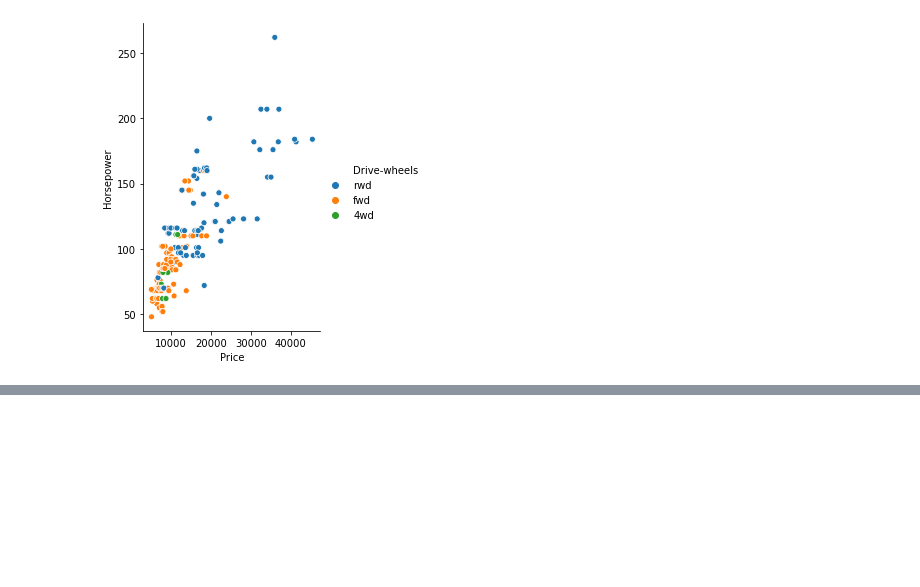
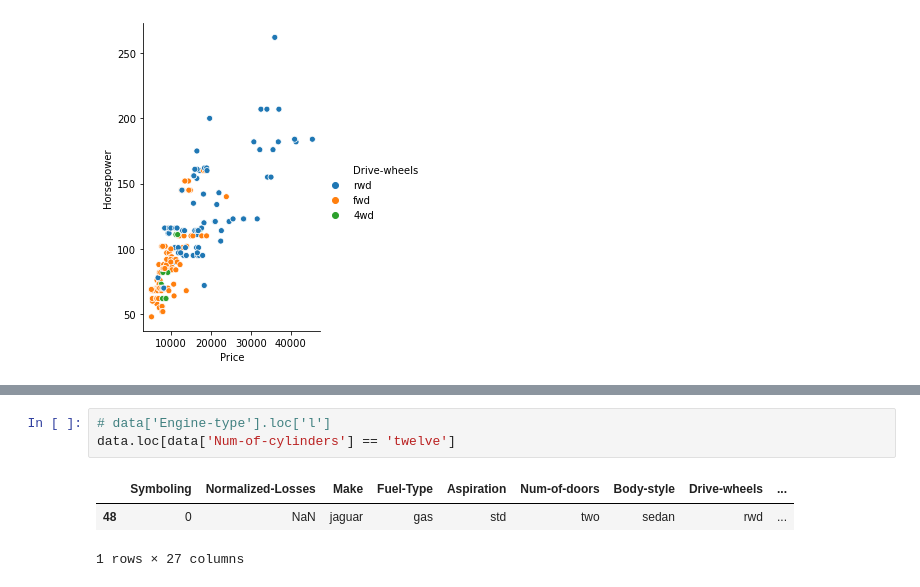
Before and after one commit to mikev6/Automobile-Analysis, a Jupyter notebook: code/mv6 Automobile.ipynb, the cells around one changed output, grey strips where cells are left out. Cells and saved outputs as stored; diff of their text form; blank space fills up the shorter version.

```diff
--- a/code/mv6 Automobile.ipynb
+++ b/code/mv6 Automobile.ipynb
@@ -87,0 +126,7 @@ sns.relplot(x="Price", y="Horsepower", aspect=.7 , hue='Drive-wheels' , kind="sc
+# %%
+# data['Engine-type'].loc['l']
+data.loc[data['Num-of-cylinders'] == 'twelve']
+# %% [output]
+|  | Symboling | Normalized-Losses | Make | Fuel-Type | Aspiration | Num-of-doors | Body-style | Drive-wheels | ... |
+| 48 | 0 | NaN | jaguar | gas | std | two | sedan | rwd | ... |
+1 rows × 27 columns
```
Also changed, not shown: parts of 8 cells of this notebook.
